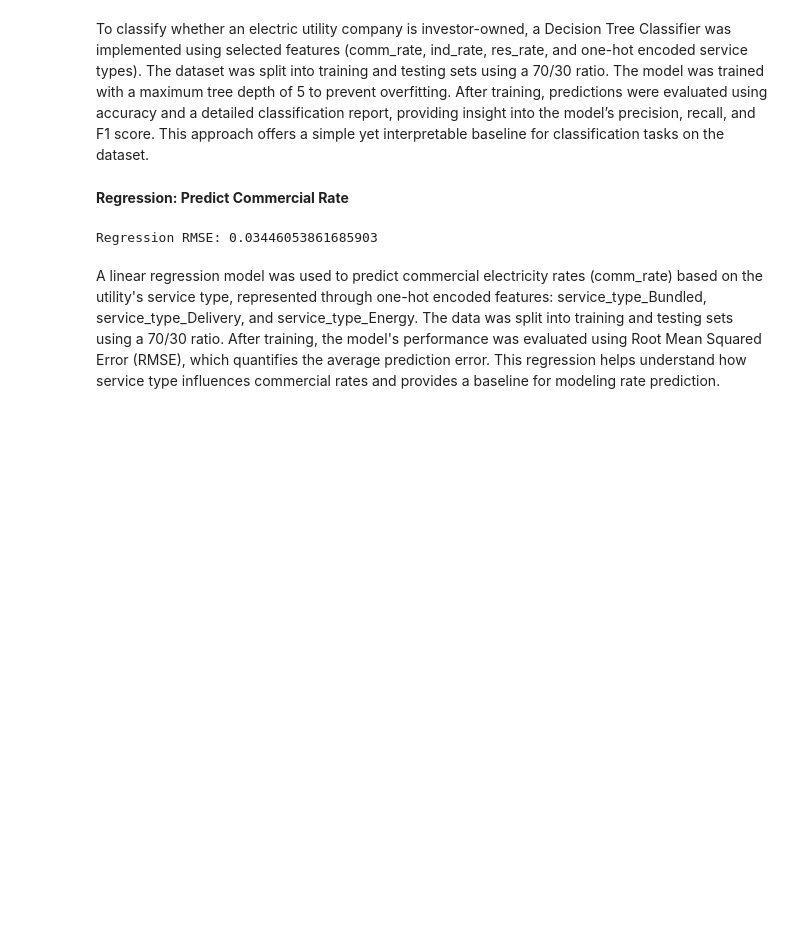
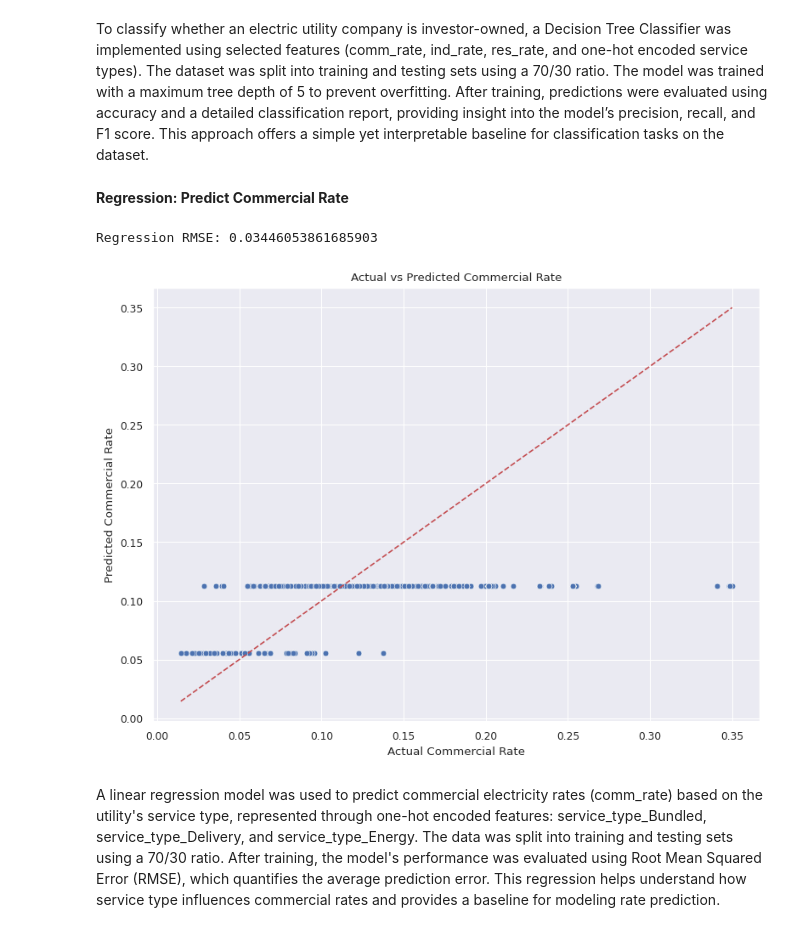
Before and after one commit to jorgevaz47/CST383_DS_Project, a Jupyter notebook: DS_Project.ipynb, the cells around one changed output. Cells and saved outputs as stored; diff of their text form; code cells hidden in the pictures; blank space fills up the shorter version.

```diff
--- a/DS_Project.ipynb
+++ b/DS_Project.ipynb
@@ -326,16 +347,28 @@ To classify whether an electric utility company is investor-owned, a Decision Tr
 # %%
 # Predicting commercial rate from service types
 reg = LinearRegression()
 X_reg = df[["service_type_Bundled", "service_type_Delivery"]]
 y_reg = df["comm_rate"]
 
 X_train_r, X_test_r, y_train_r, y_test_r = train_test_split(X_reg, y_reg, test_size=0.3, random_state=42)
 reg.fit(X_train_r, y_train_r)
 y_pred_r = reg.predict(X_test_r)
 
 print("Regression RMSE:", np.sqrt(mean_squared_error(y_test_r, y_pred_r)))
+
+# Scatter plot: actual vs predicted
+plt.figure(figsize=(8, 6))
+sns.scatterplot(x=y_test_r, y=y_pred_r)
+plt.plot([y_test_r.min(), y_test_r.max()], [y_test_r.min(), y_test_r.max()], 'r--')  # Perfect prediction line
+plt.xlabel("Actual Commercial Rate")
+plt.ylabel("Predicted Commercial Rate")
+plt.title("Actual vs Predicted Commercial Rate")
+plt.grid(True)
+plt.tight_layout()
+plt.show()
 # %% [output]
 Regression RMSE: 0.03446053861685903
+[figure, added]
 # %% [markdown]
 A linear regression model was used to predict commercial electricity rates (comm_rate) based on the utility's service type, represented through one-hot encoded features: service_type_Bundled, service_type_Delivery, and service_type_Energy. The data was split into training and testing sets using a 70/30 ratio. After training, the model's performance was evaluated using Root Mean Squared Error (RMSE), which quantifies the average prediction error. This regression helps understand how service type influences commercial rates and provides a baseline for modeling rate prediction.
 # %% [markdown]
```
Also changed, not shown: parts of 6 cells of this notebook.
